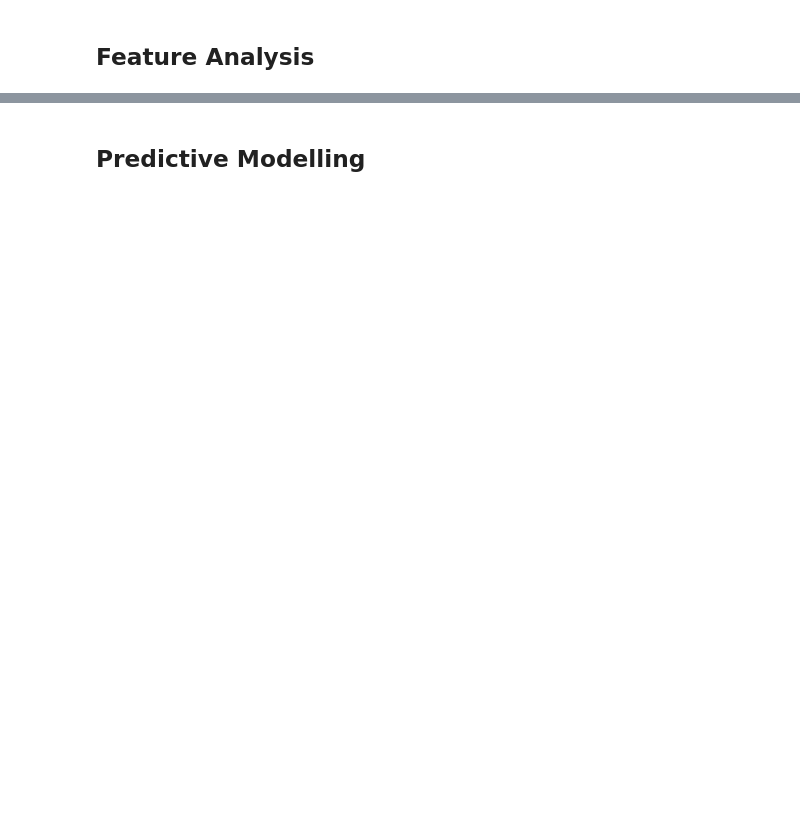
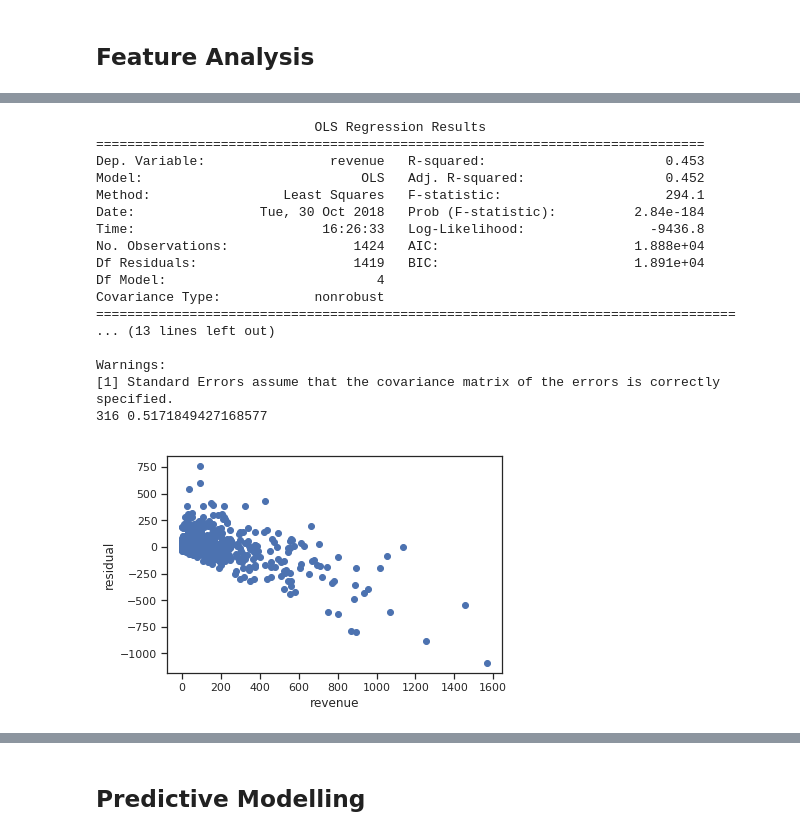
Before and after one commit to stephengou/Predictive-Model-Of-Movie-Revenues, a Jupyter notebook: Predictive_Model_Of_Movie_Revenue.ipynb, the cells around one changed output, grey strips where cells are left out. Drawn from its saved outputs; the diff is of its cells as text; code cells hidden in the pictures; blank space fills up the shorter version.

```diff
--- a/Predictive_Model_Of_Movie_Revenue.ipynb
+++ b/Predictive_Model_Of_Movie_Revenue.ipynb
@@ -152,7 +176,7 @@ def transform_cast(df):
         actor = cast['name']
         if actor in actors_rank:
             #discounted for later casts
-            score += (0.8 ** count) * (1. - (actors_rank.index(actor)/total_actors))
+            score += (0.9 ** count) * (1. - (actors_rank.index(actor)/total_actors))
         count += 1
     return score
 tmdb_credits_df['cast_score'] = tmdb_credits_df.apply(transform_cast, axis = 1)
@@ -237,6 +261,14 @@ main_df['revenue'] = main_df.apply(get_cpi_adjusted_revenue,axis=1)
 main_df['budget'] = main_df.apply(get_cpi_adjusted_budget,axis=1)
 main_df['revenue'] = main_df['revenue'] * 0.000001
 main_df['budget'] = main_df['budget'] * 0.000001
+
+def cat_revenue(df):
+    rev = df['revenue']
+    c = min(int(rev/250. * 10.),10)
+    return c
+
+#main_df['revenue'] = main_df.apply(cat_revenue,axis=1)
+
 main_df = main_df.drop(columns = ['release_date','original_language','popularity','homepage','overview','spoken_languages','tagline','original_title','vote_average','vote_count','id','status','production_companies','keywords'])
 # %%
 
@@ -332,3 +398,36 @@ strong multicollinearity or other numerical problems.
+# %%
+formula1 = '''revenue ~ critics_pick + budget + cast_score + director_score'''
+formula2 = '''revenue ~ budget + runtime + cast_score + director_score'''
+
+formula3 = '''revenue ~
+                    budget + critics_pick + cast_score + director_score
+                    + budget * critics_pick + budget * cast_score + budget * director_score
+                    + critics_pick * cast_score + critics_pick * director_score
+                    + cast_score * director_score
+                    + np.power(budget,2) + np.power(critics_pick,2) + np.power(cast_score,2) + np.power(director_score,2)
+                    '''
+
+results = smf.ols(formula2, data=ols_train).fit()
+evaluate_ols_results(results)
+# %% [output]
+                            OLS Regression Results
+==============================================================================
+Dep. Variable:                revenue   R-squared:                       0.453
+Model:                            OLS   Adj. R-squared:                  0.452
+Method:                 Least Squares   F-statistic:                     294.1
+Date:                Tue, 30 Oct 2018   Prob (F-statistic):          2.84e-184
+Time:                        16:26:33   Log-Likelihood:                -9436.8
+No. Observations:                1424   AIC:                         1.888e+04
+Df Residuals:                    1419   BIC:                         1.891e+04
+Df Model:                           4
+Covariance Type:            nonrobust
+==================================================================================
+... (13 lines left out)
+
+Warnings:
+[1] Standard Errors assume that the covariance matrix of the errors is correctly specified.
+316 0.5171849427168577
+[figure, added]
 # %%
 formula = '''revenue ~
                     budget + runtime + critics_pick
```
Also changed, not shown: parts of 24 cells of this notebook, 7 other files.
